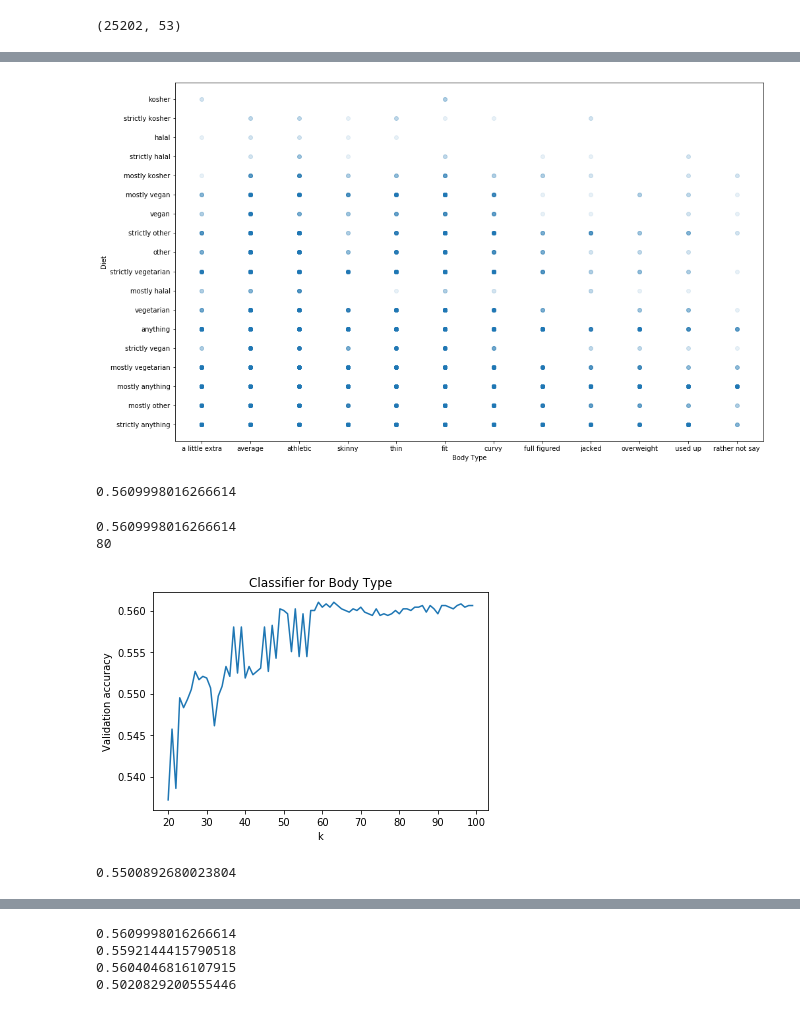
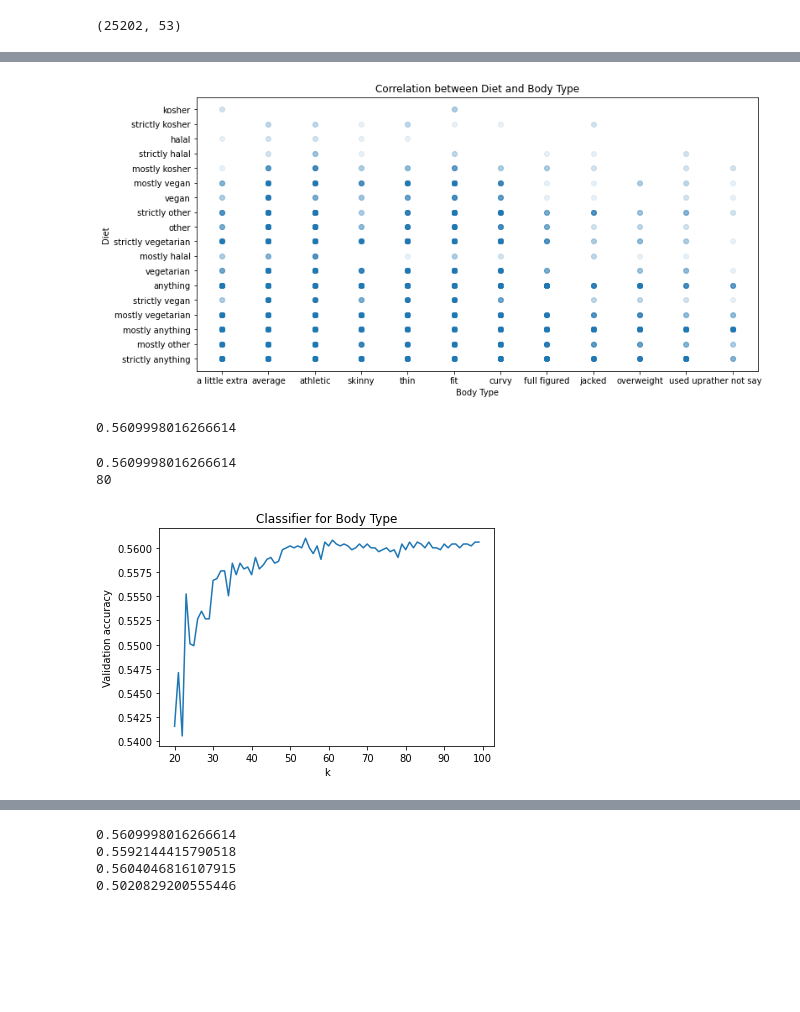
Before and after one commit to muellermax/OKCupid-machinelearning, a Jupyter notebook: OKCupid data - correlation between users body type and users diet.ipynb, the cells around one changed output, grey strips where cells are left out. Cells and saved outputs as stored; diff of their text form; code cells hidden in the pictures; blank space fills up the shorter version.

```diff
--- a/OKCupid data - correlation between users body type and users diet.ipynb
+++ b/OKCupid data - correlation between users body type and users diet.ipynb
@@ -310,9 +321,14 @@ df_body_diet = df_ohne_nan[['body_type', 'diet']]
 # %%
-f, ax = plt.subplots(figsize = (16,10))
-plt.scatter(df_body_diet.body_type, df_body_diet.diet, alpha = 0.1)
+# To have a look at the correlation between body_type and diet we take just the two columns of the dataframe
+
+df_body_diet = df_body_labels[['body_type', 'diet']]
+
+f, ax = plt.subplots(figsize = (12, 6))
+plt.scatter(df_body_labels.body_type, df_body_labels.diet, alpha = 0.1)
 plt.xlabel('Body Type')
 plt.ylabel('Diet')
+plt.title('Correlation between Diet and Body Type')
 plt.show()
 # %% [output]
-[figure, old version]
+[figure, new version]
 # %%
@@ -326,8 +345,9 @@ print(clf.score(validation_data, validation_labels))
 # %% [output]
 0.5609998016266614
 # %%
+# Second: K-Neighbors. To find perfect K, I iterate over K from 20 to 100:
+
 training_data, validation_data, training_labels, validation_labels = train_test_split(df_features_all, df_labels, test_size = 0.2, random_state = 100)
-
 
 accuracies = []
 for k in range(20,100):
@@ -344,12 +364,7 @@ plt.xlabel('k')
 plt.ylabel('Validation accuracy')
 plt.title('Classifier for Body Type')
 plt.show()
-
-forest = RandomForestClassifier(random_state = 1)
-forest.fit(training_data, training_labels.values.ravel())
-print(forest.score(validation_data, validation_labels))
 # %% [output]
 0.5609998016266614
 80
-[figure, old version]
+[figure, new version]
-0.5500892680023804
```
Also changed, not shown: parts of 18 cells of this notebook, 2 other files.
